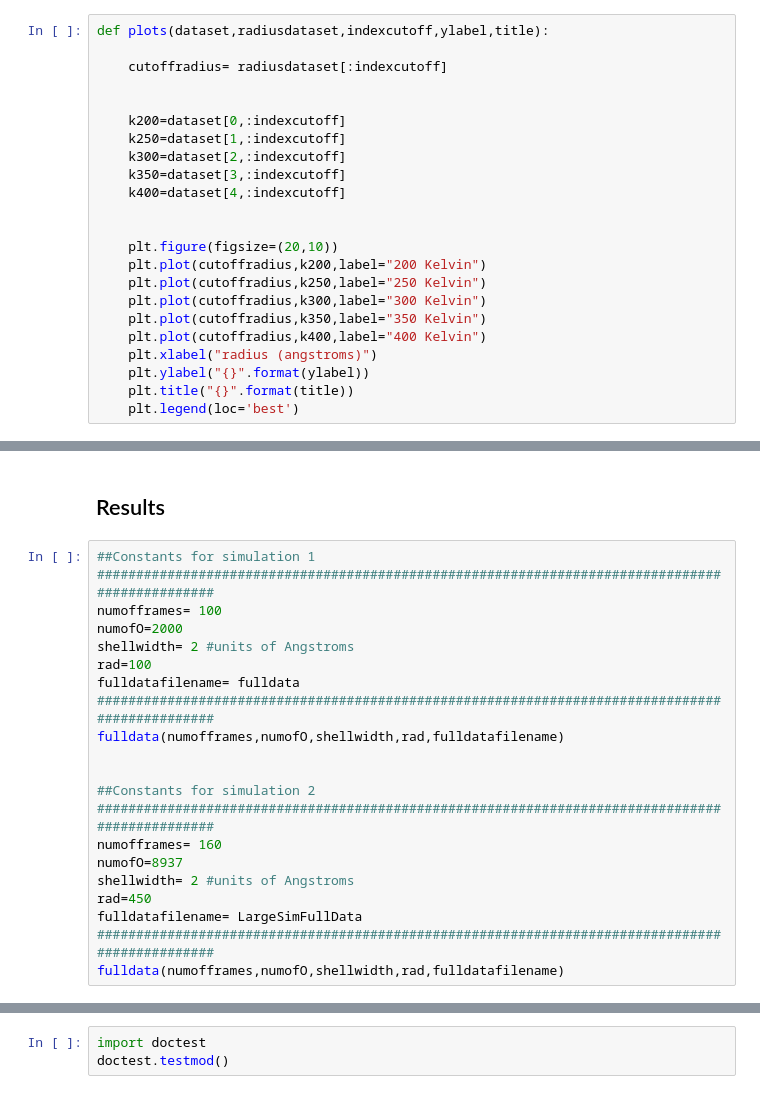
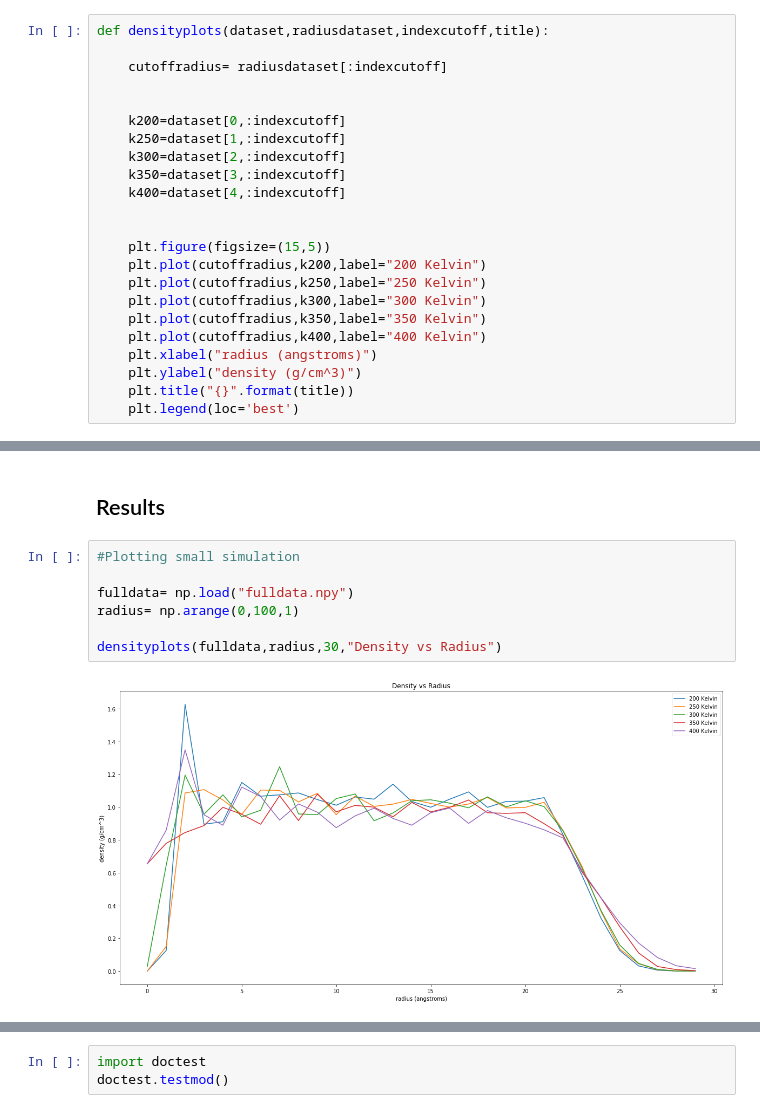
Before and after one commit to chan8005/Final_Project, a Jupyter notebook: Project.ipynb, the cells around one changed output, grey strips where cells are left out. Drawn from its saved outputs; the diff is of its cells as text.

```diff
--- a/Project.ipynb
+++ b/Project.ipynb
@@ -444,7 +444,7 @@ def numderivative(fulldata,radius,shellwidth):
             derivative[k,i-1]=(fulldata[k,i+1]- fulldata[k,i-1])/(2*shellwidth)
     return dradius,derivative
 # %%
-def plots(dataset,radiusdataset,indexcutoff,ylabel,title):
+def densityplots(dataset,radiusdataset,indexcutoff,title):
 
     cutoffradius= radiusdataset[:indexcutoff]
 
@@ -456,13 +456,13 @@ def plots(dataset,radiusdataset,indexcutoff,ylabel,title):
     k400=dataset[4,:indexcutoff]
 
 
-    plt.figure(figsize=(20,10))
+    plt.figure(figsize=(15,5))
     plt.plot(cutoffradius,k200,label="200 Kelvin")
     plt.plot(cutoffradius,k250,label="250 Kelvin")
     plt.plot(cutoffradius,k300,label="300 Kelvin")
     plt.plot(cutoffradius,k350,label="350 Kelvin")
     plt.plot(cutoffradius,k400,label="400 Kelvin")
     plt.xlabel("radius (angstroms)")
-    plt.ylabel("{}".format(ylabel))
+    plt.ylabel("density (g/cm^3)")
     plt.title("{}".format(title))
     plt.legend(loc='best')
@@ -469,24 +490,12 @@ def plots(dataset,radiusdataset,indexcutoff,ylabel,title):
 # %% [markdown]
 ## Results
-# %%
-##Constants for simulation 1
-###############################################################################################
-numofframes= 100
-numofO=2000
-shellwidth= 2 #units of Angstroms
-rad=100
-fulldatafilename= fulldata
-###############################################################################################
-fulldata(numofframes,numofO,shellwidth,rad,fulldatafilename)
-
-
-##Constants for simulation 2
-###############################################################################################
-numofframes= 160
-numofO=8937
-shellwidth= 2 #units of Angstroms
-rad=450
-fulldatafilename= LargeSimFullData
-###############################################################################################
-fulldata(numofframes,numofO,shellwidth,rad,fulldatafilename)
+# %%
+#Plotting small simulation
+
+fulldata= np.load("fulldata.npy")
+radius= np.arange(0,100,1)
+
+densityplots(fulldata,radius,30,"Density vs Radius")
+# %% [output]
+[figure, added]
 # %%
```
Also changed, not shown: parts of 4 cells of this notebook.
